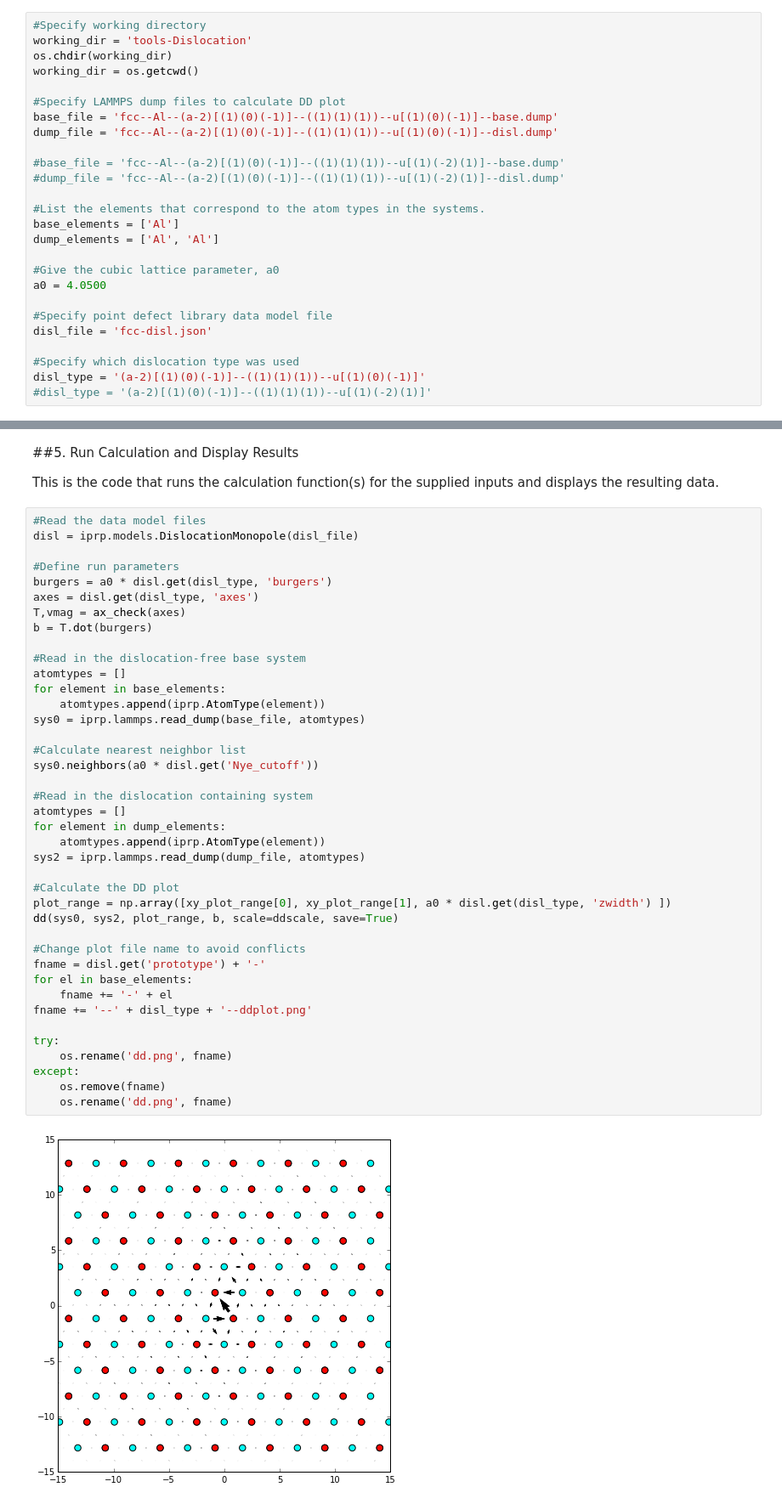
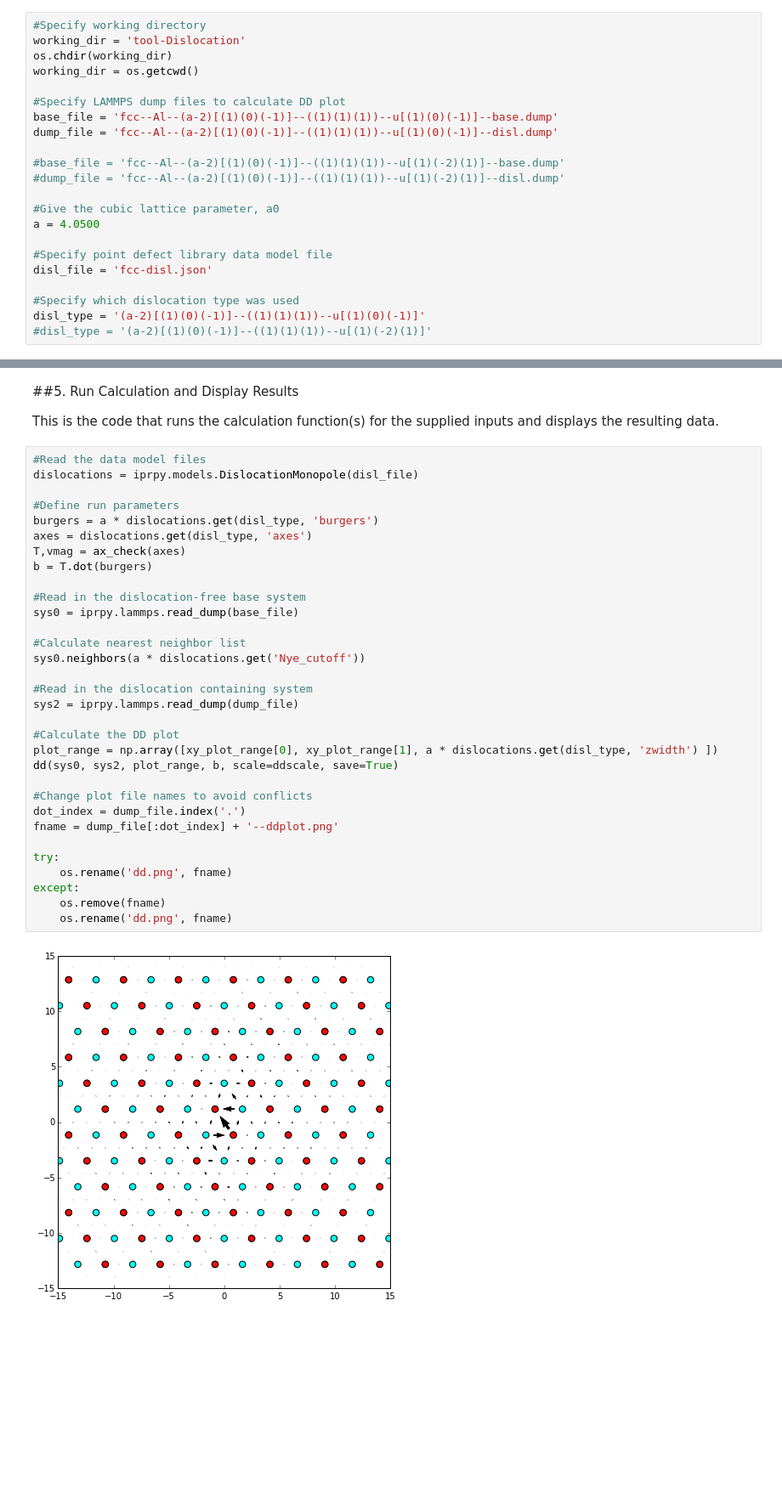
Before and after one commit to lmhale99/iprPy, a Jupyter notebook: Notebooks/tool-Dislocation-Differential-Displacement.ipynb, the cells around one changed output, grey strips where cells are left out. Shown: that part at 85% size. Drawn from its saved outputs; the diff is of its cells as text; blank space fills up the shorter version.

```diff
--- a/Notebooks/tool-Dislocation-Differential-Displacement.ipynb
+++ b/Notebooks/tool-Dislocation-Differential-Displacement.ipynb
@@ -96,7 +96,7 @@ __Note:__ The default example shown here assumes that you have previously run th
 - disl_type is the specific tag associated with a particular dislocation type listed in the disl_file.
 # %%
 #Specify working directory
-working_dir = 'tools-Dislocation'
+working_dir = 'tool-Dislocation'
 os.chdir(working_dir)
 working_dir = os.getcwd()
 
@@ -107,12 +107,8 @@ dump_file = 'fcc--Al--(a-2)[(1)(0)(-1)]--((1)(1)(1))--u[(1)(0)(-1)]--disl.dump'
 #base_file = 'fcc--Al--(a-2)[(1)(0)(-1)]--((1)(1)(1))--u[(1)(-2)(1)]--base.dump'
 #dump_file = 'fcc--Al--(a-2)[(1)(0)(-1)]--((1)(1)(1))--u[(1)(-2)(1)]--disl.dump'
 
-#List the elements that correspond to the atom types in the systems.
-base_elements = ['Al']
-dump_elements = ['Al', 'Al']
-
 #Give the cubic lattice parameter, a0
-a0 = 4.0500
+a = 4.0500
 
 #Specify point defect library data model file
 disl_file = 'fcc-disl.json'
@@ -250,43 +247,35 @@ def dd(base, data, prange, burgers, scale=[1], save=False, show=True):
 This is the code that runs the calculation function(s) for the supplied inputs and displays the resulting data.
 # %%
 #Read the data model files
-disl = iprp.models.DislocationMonopole(disl_file)
+dislocations = iprpy.models.DislocationMonopole(disl_file)
 
 #Define run parameters
-burgers = a0 * disl.get(disl_type, 'burgers')
-axes = disl.get(disl_type, 'axes')
+burgers = a * dislocations.get(disl_type, 'burgers')
+axes = dislocations.get(disl_type, 'axes')
 T,vmag = ax_check(axes)
 b = T.dot(burgers)
 
 #Read in the dislocation-free base system
-atomtypes = []
-for element in base_elements:
-    atomtypes.append(iprp.AtomType(element))
-sys0 = iprp.lammps.read_dump(base_file, atomtypes)
+sys0 = iprpy.lammps.read_dump(base_file)
 
 #Calculate nearest neighbor list
-sys0.neighbors(a0 * disl.get('Nye_cutoff'))
+sys0.neighbors(a * dislocations.get('Nye_cutoff'))
 
 #Read in the dislocation containing system
-atomtypes = []
-for element in dump_elements:
-    atomtypes.append(iprp.AtomType(element))
-sys2 = iprp.lammps.read_dump(dump_file, atomtypes)
+sys2 = iprpy.lammps.read_dump(dump_file)
 
 #Calculate the DD plot
-plot_range = np.array([xy_plot_range[0], xy_plot_range[1], a0 * disl.get(disl_type, 'zwidth') ])
+plot_range = np.array([xy_plot_range[0], xy_plot_range[1], a * dislocations.get(disl_type, 'zwidth') ])
 dd(sys0, sys2, plot_range, b, scale=ddscale, save=True)
 
-#Change plot file name to avoid conflicts
-fname = disl.get('prototype') + '-'
-for el in base_elements:
-    fname += '-' + el
-fname += '--' + disl_type + '--ddplot.png'
+#Change plot file names to avoid conflicts
+dot_index = dump_file.index('.')
+fname = dump_file[:dot_index] + '--ddplot.png'
 
 try:
     os.rename('dd.png', fname)
 except:
     os.remove(fname)
     os.rename('dd.png', fname)
 # %% [output]
-[figure, old version]
+[figure, new version]
```
Also changed, not shown: parts of 2 cells of this notebook, 3 other files.
